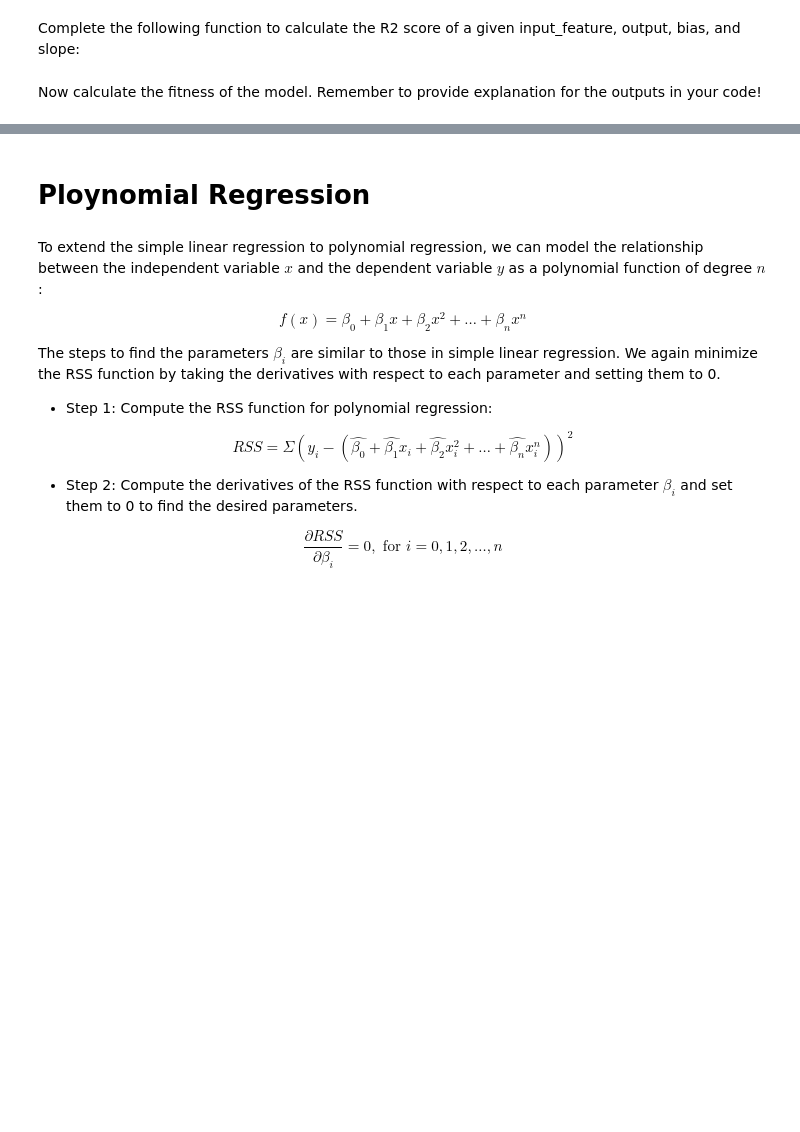
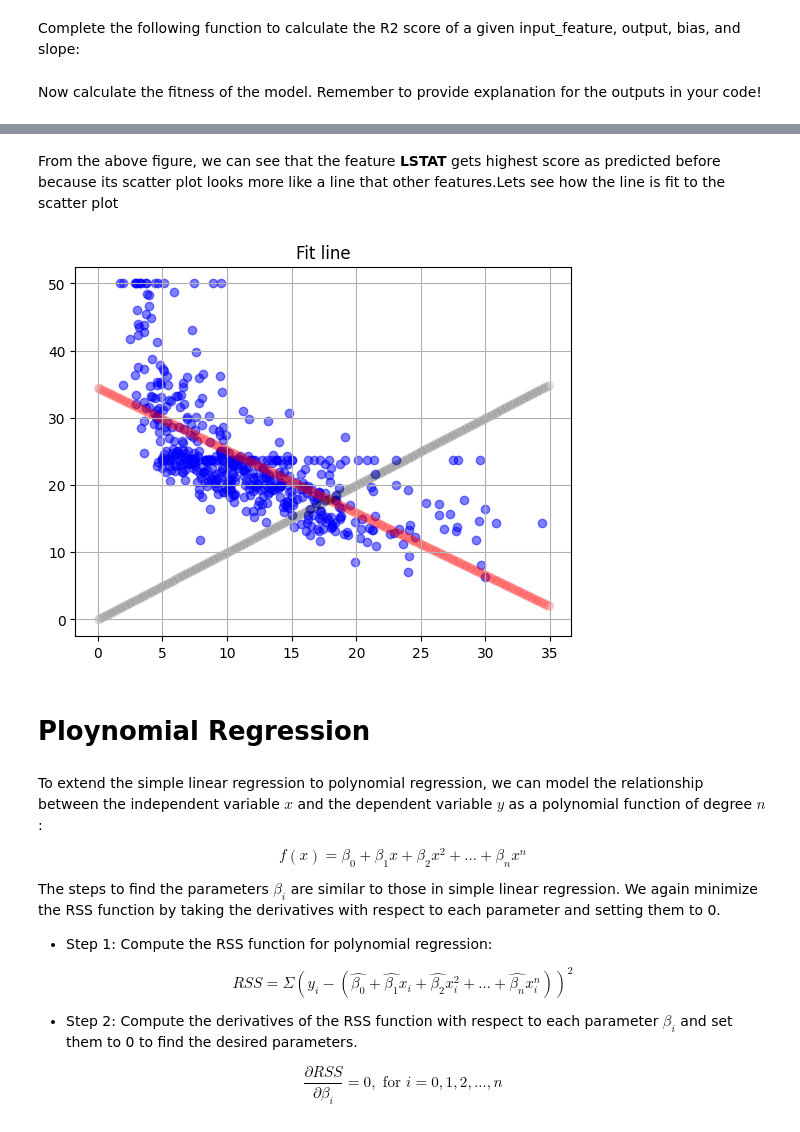
Before and after one commit to javadkavian/AI_Assignments, a Jupyter notebook: A4/CA04_Spring403.ipynb, the cells around one changed output, grey strips where cells are left out. Cells and saved outputs as stored; diff of their text form; code cells hidden in the pictures; blank space fills up the shorter version.

```diff
--- a/A4/CA04_Spring403.ipynb
+++ b/A4/CA04_Spring403.ipynb
@@ -195,3 +293,18 @@ for feature in designated_feature_list:
+# %% [markdown]
+From the above figure, we can see that the feature **LSTAT** gets highest score as predicted before because its scatter plot looks more like a line that other features.Lets see how the line is fit to the scatter plot
+# %%
+x = np.arange(0, 35, 0.1)
+alpha , beta = linear_regression(df['LSTAT'].to_numpy(), df['MEDV'].to_numpy())
+y = alpha*x + beta
+plt.figure()
+plt.scatter(df['LSTAT'], df['MEDV'], alpha=0.5, color='blue')
+plt.scatter(x, y, alpha=0.1, color='red')
+plt.scatter(x, x, alpha=0.05, color = 'black')
+plt.title("Fit line")
+plt.grid()
+plt.show()
+# %% [output]
+[figure, added]
 # %% [markdown]
 # Ploynomial Regression
 # %% [markdown]
```
Also changed, not shown: parts of 15 cells of this notebook.
